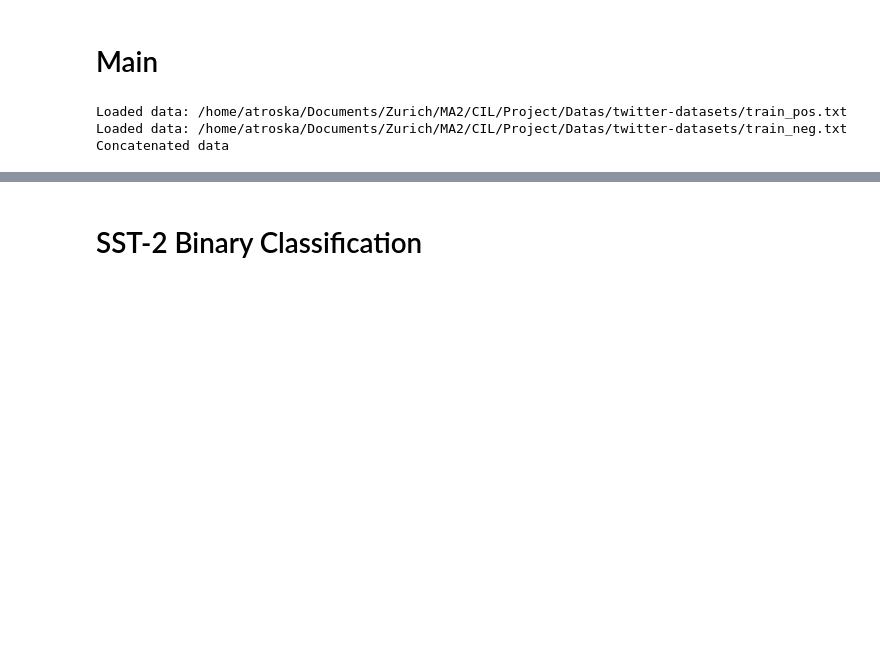
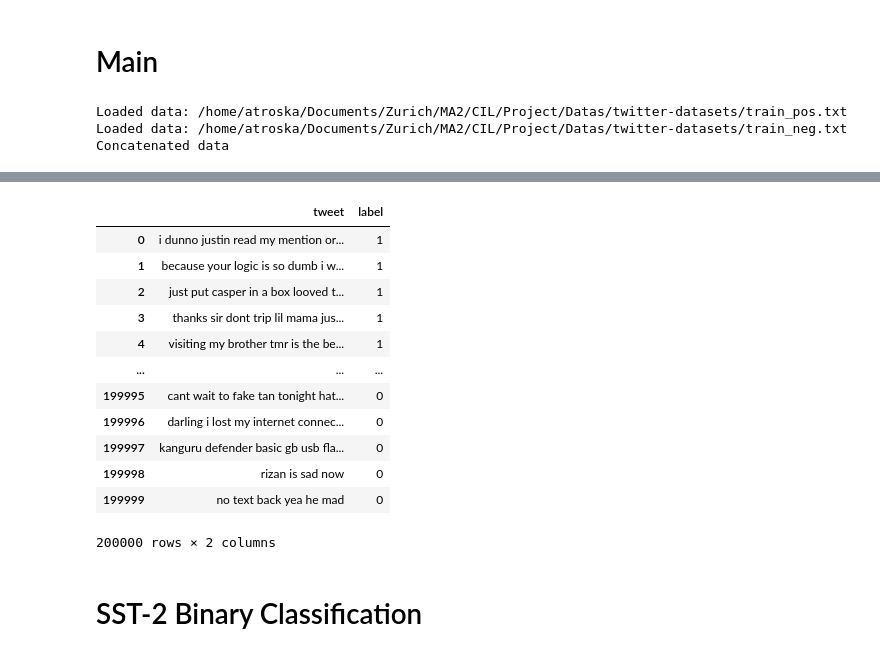
Before and after one commit to AugusteLef/CIL-Project-Text-Classification, a Jupyter notebook: T5-Google.ipynb, the cells around one changed output, grey strips where cells are left out. Drawn from its saved outputs; the diff is of its cells as text; code cells hidden in the pictures; blank space fills up the shorter version.

```diff
--- a/T5-Google.ipynb
+++ b/T5-Google.ipynb
@@ -164,3 +165,21 @@ all_tweet_df
+# %%
+df = pd.read_csv("test_lol_omg.txt", sep = ' ')
+# %%
+df
+# %% [output]
+|  | tweet | label |
+| 0 | i dunno justin read my mention or... | 1 |
+| 1 | because your logic is so dumb i w... | 1 |
+| 2 | just put casper in a box looved t... | 1 |
+| 3 | thanks sir dont trip lil mama jus... | 1 |
+| 4 | visiting my brother tmr is the be... | 1 |
+| ... | ... | ... |
+| 199995 | cant wait to fake tan tonight hat... | 0 |
+| 199996 | darling i lost my internet connec... | 0 |
+| 199997 | kanguru defender basic gb usb fla... | 0 |
+| 199998 | rizan is sad now | 0 |
+| 199999 | no text back yea he mad | 0 |
+200000 rows × 2 columns
 # %% [markdown]
 # SST-2 Binary Classification
 # %%
```
Also changed, not shown: parts of 6 cells of this notebook, 10 other files.
